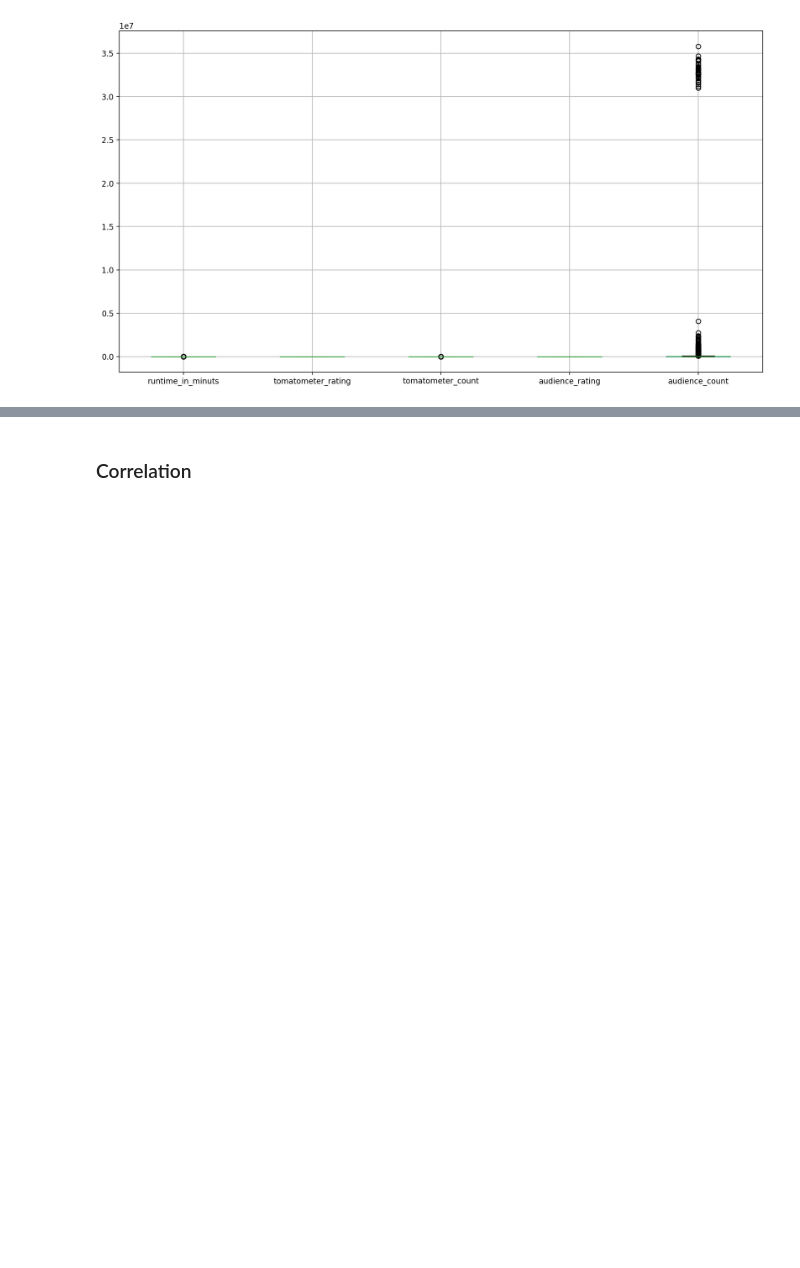
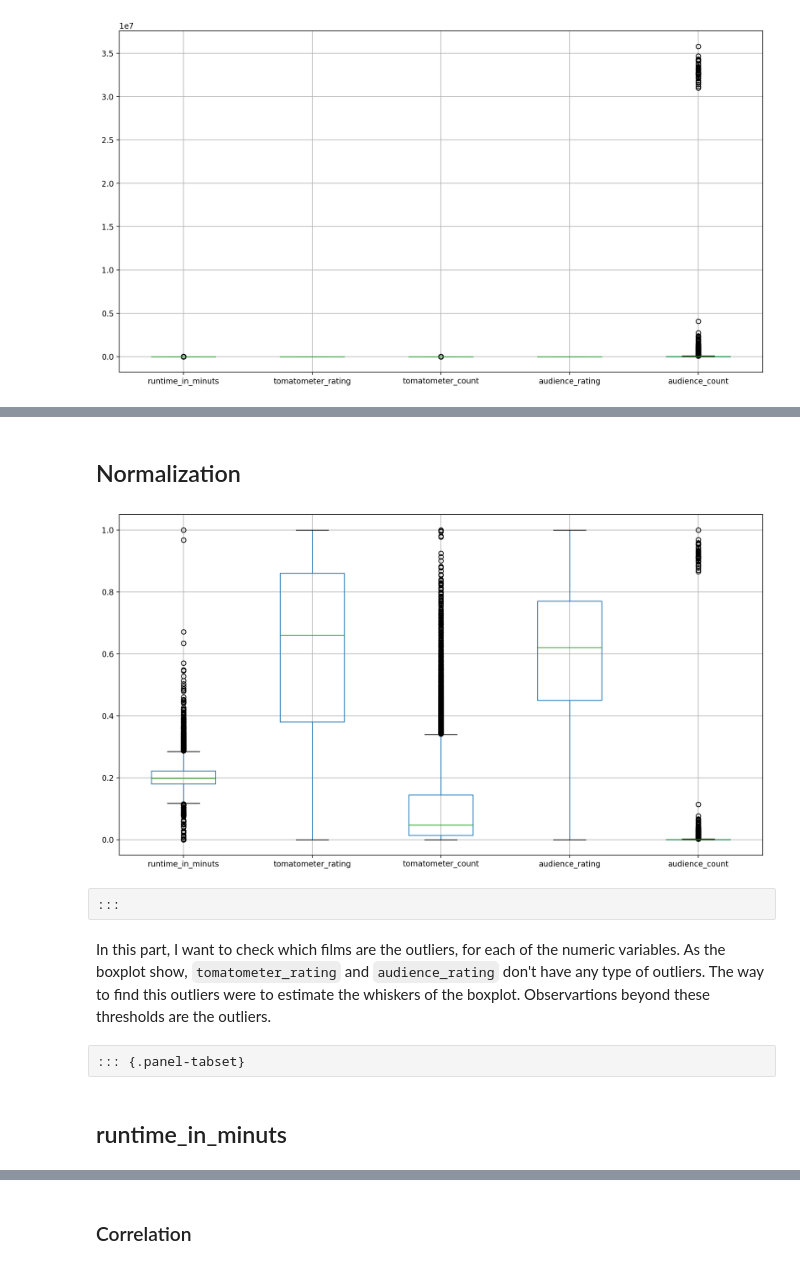
Before and after one commit to ahistemor/MoviesAnalysis, a Jupyter notebook: analysis.ipynb, the cells around one changed output, grey strips where cells are left out. Cells and saved outputs as stored; diff of their text form; code cells hidden in the pictures; blank space fills up the shorter version.

```diff
--- a/analysis.ipynb
+++ b/analysis.ipynb
@@ -225,0 +333,13 @@ plt.show()
+# %% [markdown]
+## Normalization
+# %%
+hb_num_scaled = pd.DataFrame(MinMaxScaler().fit_transform(hb_num),columns=hb_num.columns,index = hb_num.index)
+fig, ax = plt.subplots(nrows=1, ncols=1, figsize = (15,8), dpi = 200)
+boxplots = hb_num_scaled.boxplot(return_type='axes',ax=ax)
+plt.show()
+# %% [output]
+[figure, added]
+# %% [raw]
+:::
+# %% [markdown]
+In this part, I want to check which films are the outliers, for each of the numeric variables. As the boxplot show, `tomatometer_rating` and `audience_rating` don't have any type of outliers. The way to find this outliers were to estimate the whiskers of the boxplot. Observartions beyond these thresholds are the outliers.
@@ -225,0 +365,4 @@ plt.show()
+# %% [raw]
+::: {.panel-tabset}
+# %% [markdown]
+## runtime_in_minuts
```
Also changed, not shown: parts of 61 cells of this notebook, 3 other files.
